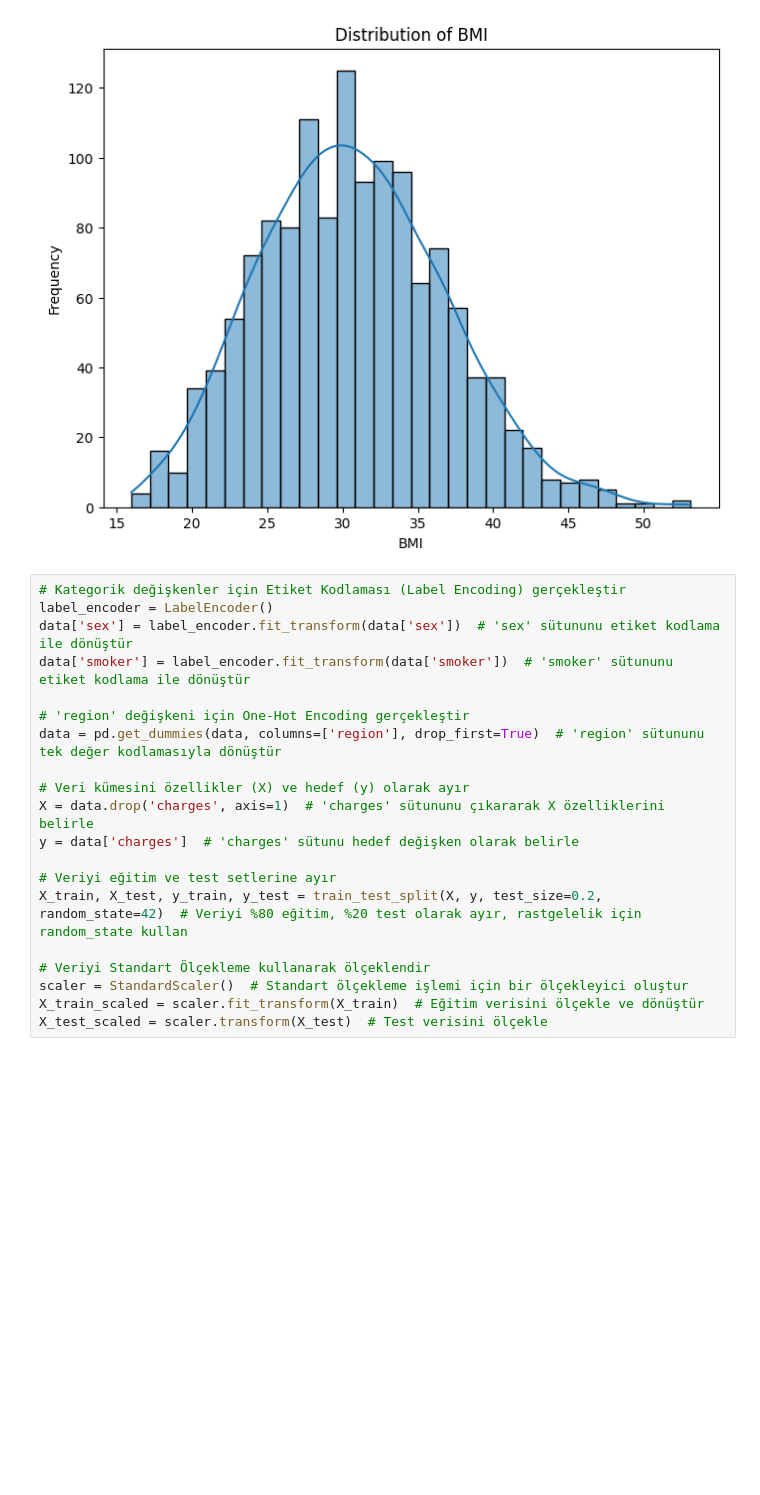
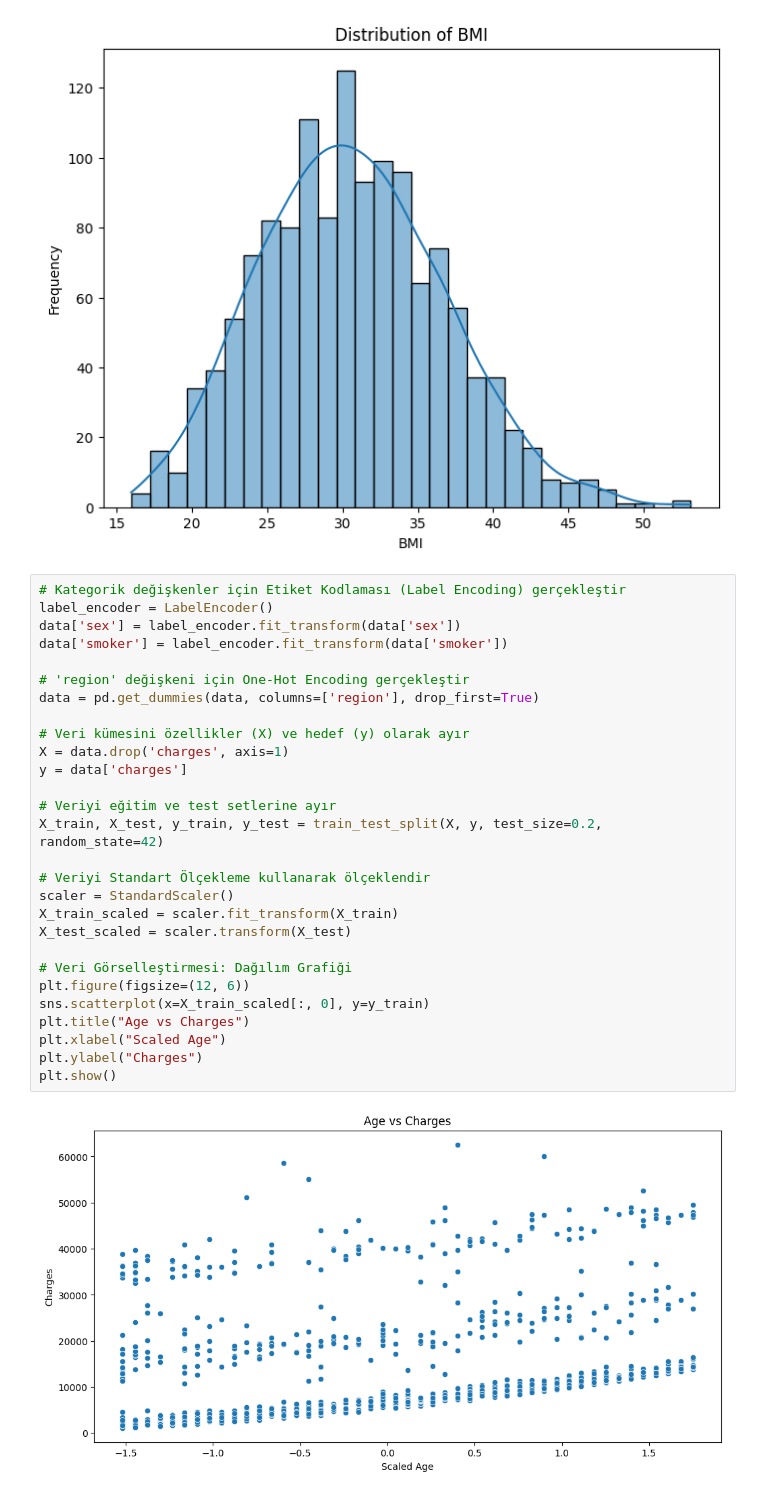
Before and after one commit to brkbyrktr/Medical_Cost_Analysis, a Jupyter notebook: Medical_Cost_Analysis.ipynb, the cells around one changed output. Drawn from its saved outputs; the diff is of its cells as text; blank space fills up the shorter version.

Commit message:
Colaboratory kullanılarak oluşturuldu

```diff
--- a/Medical_Cost_Analysis.ipynb
+++ b/Medical_Cost_Analysis.ipynb
@@ -34,23 +27,33 @@ plt.show()  # Grafik göster
 # %%
 # Kategorik değişkenler için Etiket Kodlaması (Label Encoding) gerçekleştir
 label_encoder = LabelEncoder()
-data['sex'] = label_encoder.fit_transform(data['sex'])  # 'sex' sütununu etiket kodlama ile dönüştür
-data['smoker'] = label_encoder.fit_transform(data['smoker'])  # 'smoker' sütununu etiket kodlama ile dönüştür
+data['sex'] = label_encoder.fit_transform(data['sex'])
+data['smoker'] = label_encoder.fit_transform(data['smoker'])
 
 # 'region' değişkeni için One-Hot Encoding gerçekleştir
-data = pd.get_dummies(data, columns=['region'], drop_first=True)  # 'region' sütununu tek değer kodlamasıyla dönüştür
+data = pd.get_dummies(data, columns=['region'], drop_first=True)
 
 # Veri kümesini özellikler (X) ve hedef (y) olarak ayır
-X = data.drop('charges', axis=1)  # 'charges' sütununu çıkararak X özelliklerini belirle
-y = data['charges']  # 'charges' sütunu hedef değişken olarak belirle
+X = data.drop('charges', axis=1)
+y = data['charges']
 
 # Veriyi eğitim ve test setlerine ayır
-X_train, X_test, y_train, y_test = train_test_split(X, y, test_size=0.2, random_state=42)  # Veriyi %80 eğitim, %20 test olarak ayır, rastgelelik için random_state kullan
+X_train, X_test, y_train, y_test = train_test_split(X, y, test_size=0.2, random_state=42)
 
 # Veriyi Standart Ölçekleme kullanarak ölçeklendir
-scaler = StandardScaler()  # Standart ölçekleme işlemi için bir ölçekleyici oluştur
-X_train_scaled = scaler.fit_transform(X_train)  # Eğitim verisini ölçekle ve dönüştür
-X_test_scaled = scaler.transform(X_test)  # Test verisini ölçekle
+scaler = StandardScaler()
+X_train_scaled = scaler.fit_transform(X_train)
+X_test_scaled = scaler.transform(X_test)
+
+# Veri Görselleştirmesi: Dağılım Grafiği
+plt.figure(figsize=(12, 6))
+sns.scatterplot(x=X_train_scaled[:, 0], y=y_train)
+plt.title("Age vs Charges")
+plt.xlabel("Scaled Age")
+plt.ylabel("Charges")
+plt.show()
+# %% [output]
+[figure, added]
 # %%
 # Modelleri başlat ve eğit
 models = {
```
Also changed, not shown: parts of 6 cells of this notebook.
